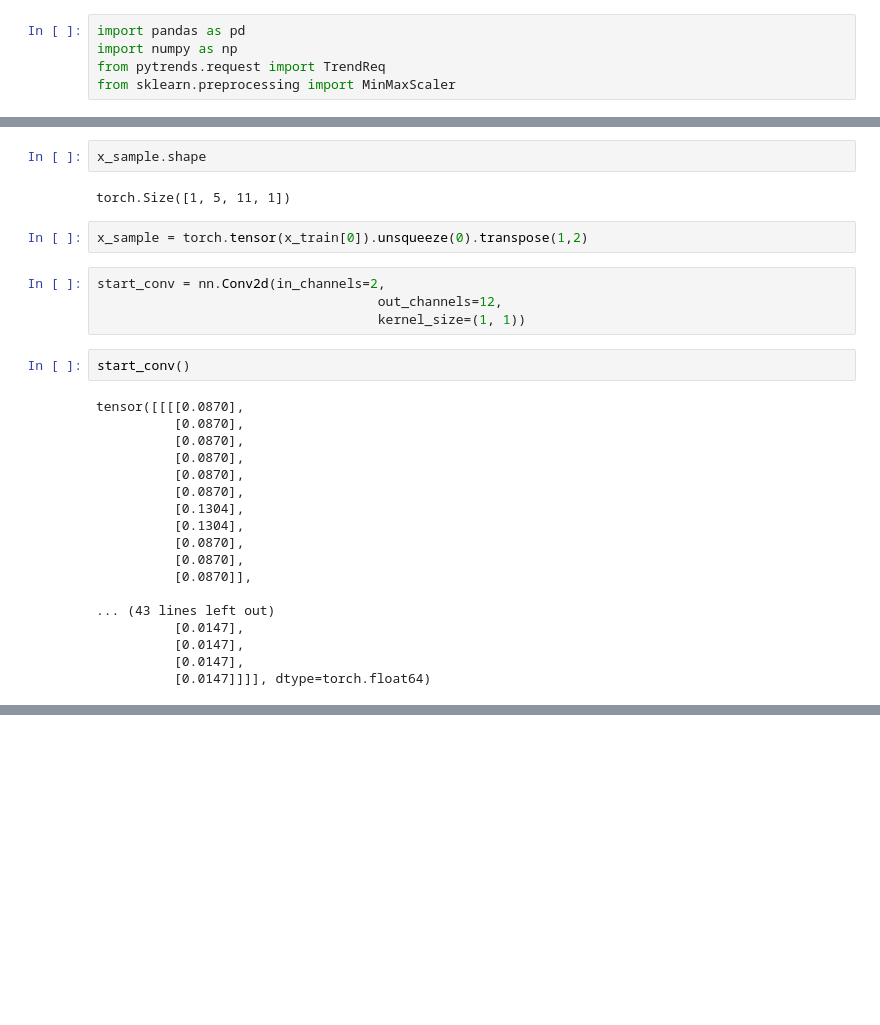
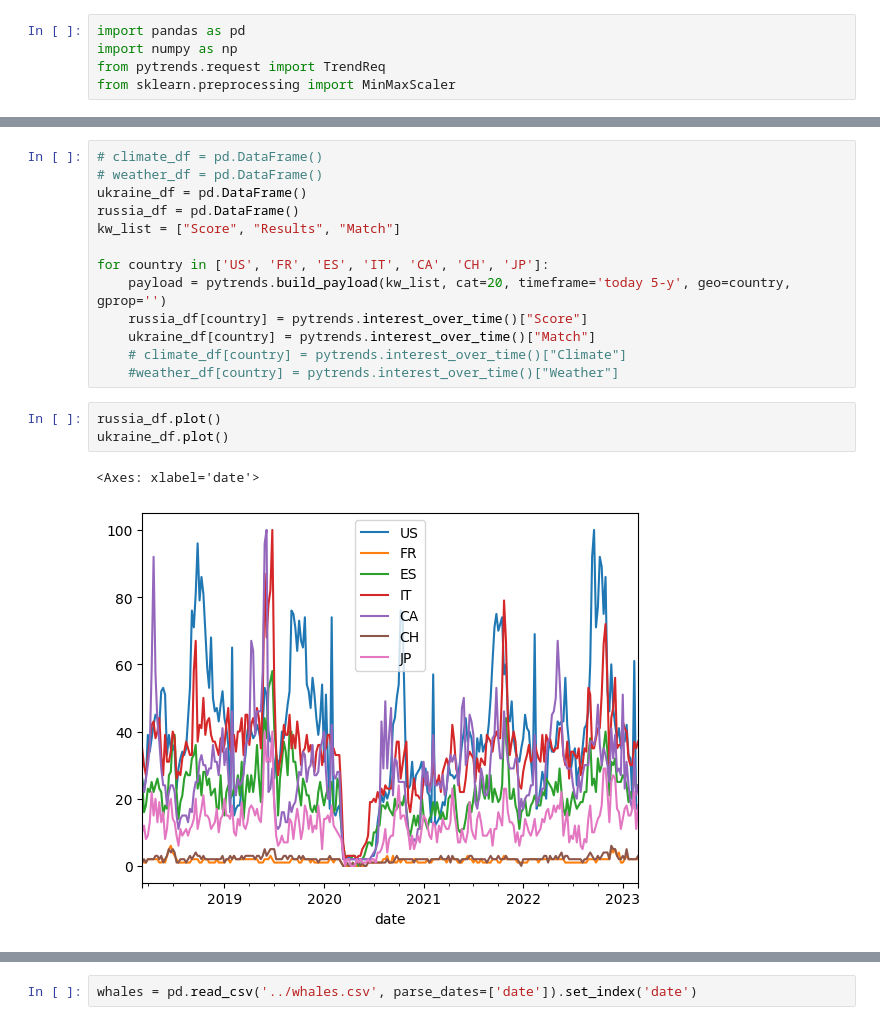
Before and after one commit to SimonPop/country_trends, a Jupyter notebook: notebooks/exploration.ipynb, the cells around one changed output, grey strips where cells are left out. Drawn from its saved outputs; the diff is of its cells as text; blank space fills up the shorter version.

Commit message:
Change  in datasset & training

```diff
--- a/notebooks/exploration.ipynb
+++ b/notebooks/exploration.ipynb
@@ -124,30 +8,19 @@ model = gtnet(buildA_true=buildA_true, gcn_true=gcn_true, gcn_depth=gcn_depth, n
-# %%
-x_sample.shape
-# %% [output]
-torch.Size([1, 5, 11, 1])
-# %%
-x_sample = torch.tensor(x_train[0]).unsqueeze(0).transpose(1,2)
-# %%
-start_conv = nn.Conv2d(in_channels=2,
-                                    out_channels=12,
-                                    kernel_size=(1, 1))
-# %%
-start_conv()
-# %% [output]
-tensor([[[[0.0870],
-          [0.0870],
-          [0.0870],
-          [0.0870],
-          [0.0870],
-          [0.0870],
-          [0.1304],
-          [0.1304],
-          [0.0870],
-          [0.0870],
-          [0.0870]],
-
-... (43 lines left out)
-          [0.0147],
-          [0.0147],
-          [0.0147],
-          [0.0147]]]], dtype=torch.float64)
+# %%
+# climate_df = pd.DataFrame()
+# weather_df = pd.DataFrame()
+ukraine_df = pd.DataFrame()
+russia_df = pd.DataFrame()
+kw_list = ["Score", "Results", "Match"]
+
+for country in ['US', 'FR', 'ES', 'IT', 'CA', 'CH', 'JP']:
+    payload = pytrends.build_payload(kw_list, cat=20, timeframe='today 5-y', geo=country, gprop='')
+    russia_df[country] = pytrends.interest_over_time()["Score"]
+    ukraine_df[country] = pytrends.interest_over_time()["Match"]
+    # climate_df[country] = pytrends.interest_over_time()["Climate"]
+    #weather_df[country] = pytrends.interest_over_time()["Weather"]
+# %%
+russia_df.plot()
+ukraine_df.plot()
+# %% [output]
+<Axes: xlabel='date'>
+[figure, added]
@@ -153,0 +28,2 @@ tensor([[[[0.0870],
+# %%
+whales = pd.read_csv('../whales.csv', parse_dates=['date']).set_index('date')
```
Also changed, not shown: parts of 14 cells of this notebook, 3 other files.
